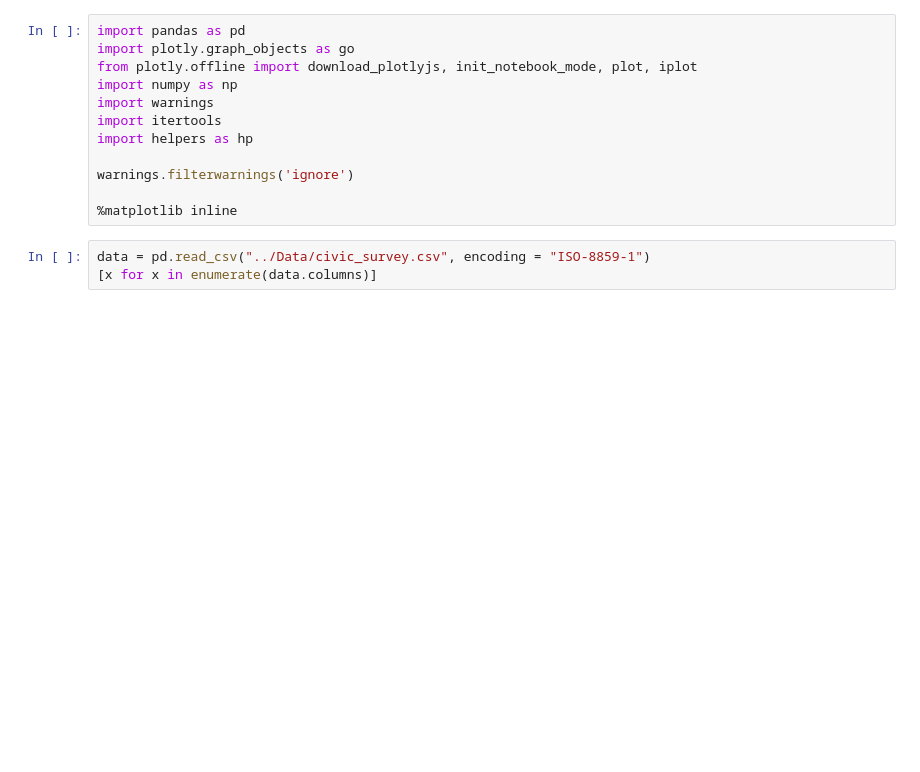
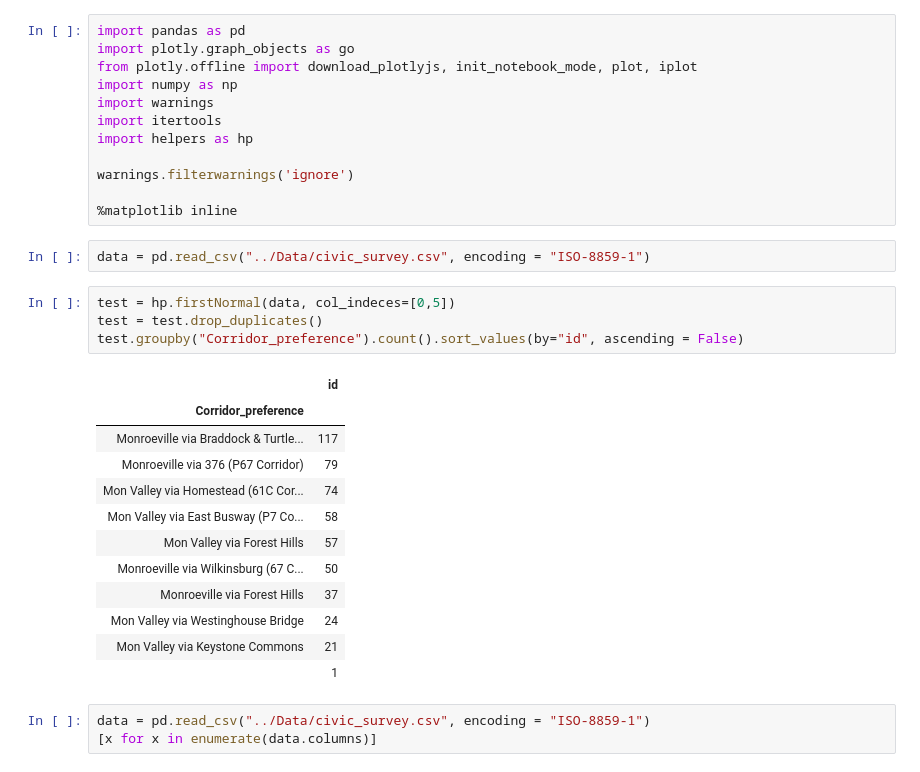
Before and after one commit to MattSamach/PPT_East_Busway, a Jupyter notebook: Notebooks/Dynamic Sankeys.ipynb, the cells around one changed output. Drawn from its saved outputs; the diff is of its cells as text; blank space fills up the shorter version.

```diff
--- a/Notebooks/Dynamic Sankeys.ipynb
+++ b/Notebooks/Dynamic Sankeys.ipynb
@@ -12,6 +12,25 @@ import helpers as hp
 warnings.filterwarnings('ignore')
 
 %matplotlib inline
+# %%
+data = pd.read_csv("../Data/civic_survey.csv", encoding = "ISO-8859-1")
+# %%
+test = hp.firstNormal(data, col_indeces=[0,5])
+test = test.drop_duplicates()
+test.groupby("Corridor_preference").count().sort_values(by="id", ascending = False)
+# %% [output]
+|  | id |
+| Corridor_preference |  |
+| Monroeville via Braddock & Turtle... | 117 |
+| Monroeville via 376 (P67 Corridor) | 79 |
+| Mon Valley via Homestead (61C Cor... | 74 |
+| Mon Valley via East Busway (P7 Co... | 58 |
+| Mon Valley via Forest Hills | 57 |
+| Monroeville via Wilkinsburg (67 C... | 50 |
+| Monroeville via Forest Hills | 37 |
+| Mon Valley via Westinghouse Bridge | 24 |
+| Mon Valley via Keystone Commons | 21 |
+|  | 1 |
 # %%
 data = pd.read_csv("../Data/civic_survey.csv", encoding = "ISO-8859-1")
 [x for x in enumerate(data.columns)]
```
Also changed, not shown: 18 other files.
